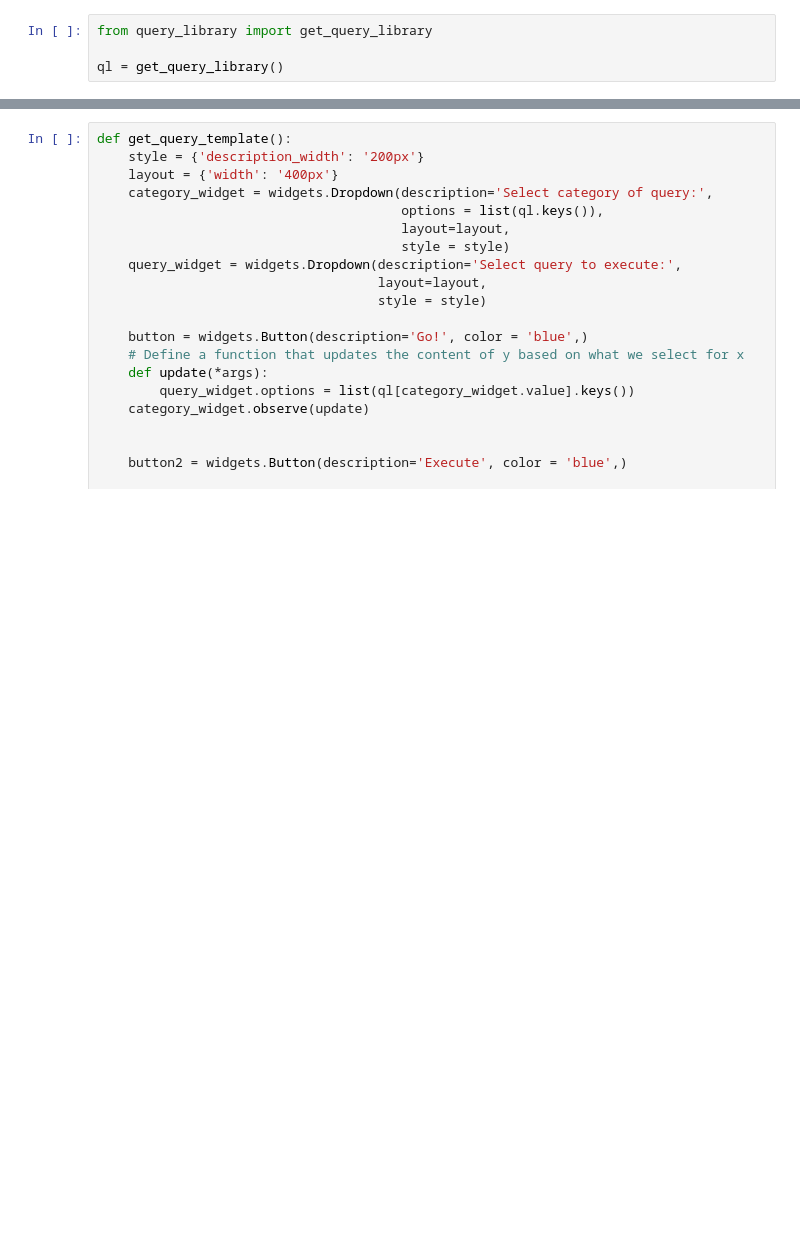
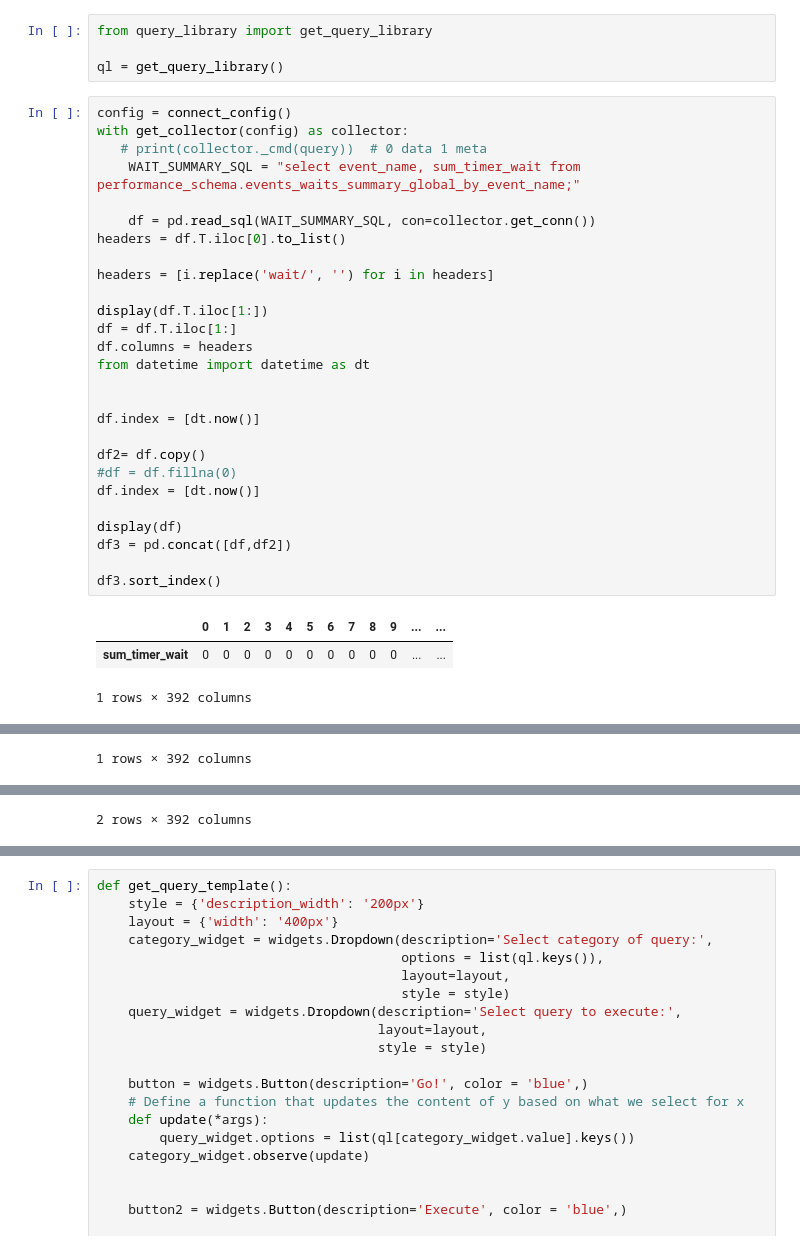
Before and after one commit to allene-ha/EDA_Framework, a Jupyter notebook: query.ipynb, the cells around one changed output, grey strips where cells are left out. Drawn from its saved outputs; the diff is of its cells as text; blank space fills up the shorter version.

```diff
--- a/query.ipynb
+++ b/query.ipynb
@@ -25,3 +26,34 @@ warnings.filterwarnings('ignore')
 from query_library import get_query_library
 
 ql = get_query_library()
+# %%
+config = connect_config()
+with get_collector(config) as collector:
+   # print(collector._cmd(query))  # 0 data 1 meta
+    WAIT_SUMMARY_SQL = "select event_name, sum_timer_wait from performance_schema.events_waits_summary_global_by_event_name;"
+
+    df = pd.read_sql(WAIT_SUMMARY_SQL, con=collector.get_conn())
+headers = df.T.iloc[0].to_list()
+
+headers = [i.replace('wait/', '') for i in headers]
+
+display(df.T.iloc[1:])
+df = df.T.iloc[1:]
+df.columns = headers
+from datetime import datetime as dt
+
+
+df.index = [dt.now()]
+
+df2= df.copy()
+#df = df.fillna(0)
+df.index = [dt.now()]
+
+display(df)
+df3 = pd.concat([df,df2])
+
+df3.sort_index()
+# %% [output]
+|  | 0 | 1 | 2 | 3 | 4 | 5 | 6 | 7 | 8 | 9 | ... | ... |
+| sum_timer_wait | 0 | 0 | 0 | 0 | 0 | 0 | 0 | 0 | 0 | 0 | ... | ... |
+1 rows × 392 columns
@@ -27,0 +62 @@ ql = get_query_library()
+1 rows × 392 columns
@@ -28,3 +66,4 @@ ql = get_query_library()
+2 rows × 392 columns
 # %%
 # QUERY_EXAMPLE = """SELECT (100 * SUM_TIMER_WAIT / sum(SUM_TIMER_WAIT) OVER ()) percent,
 #         sum_timer_wait as total,
```
Also changed, not shown: parts of 5 cells of this notebook, 5 other files.
